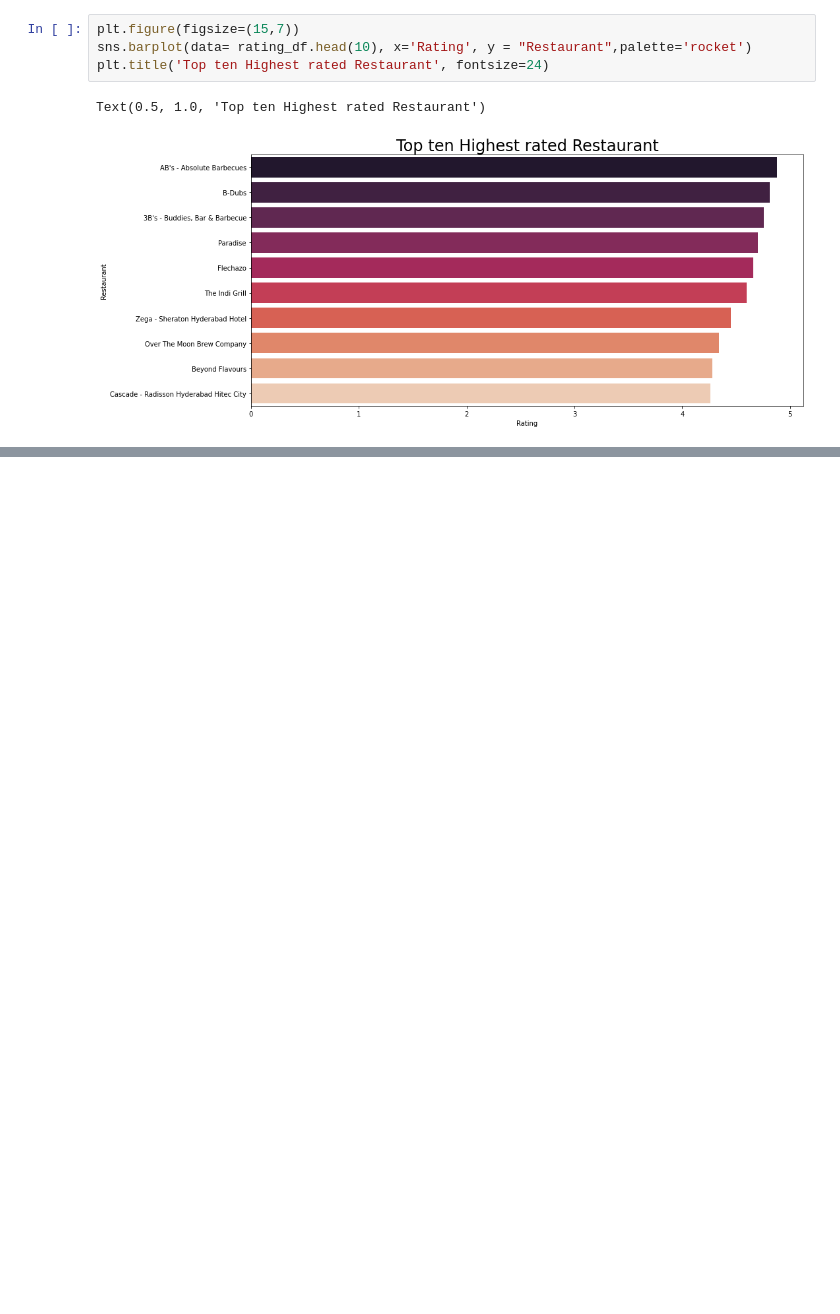
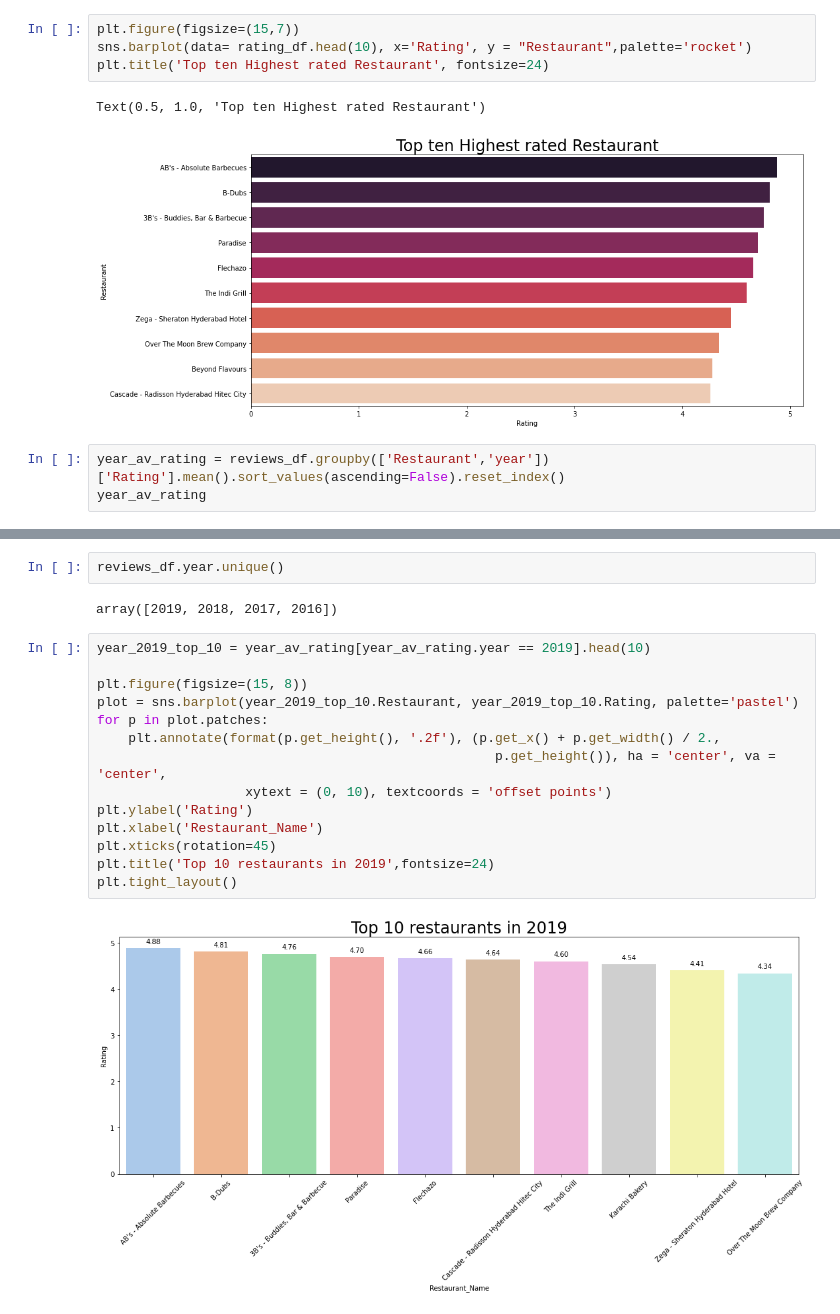
Before and after one commit to Kishan459/Cardiovascular-Rist-Prediction, a Jupyter notebook: ZOMATO_RESTAURANT_CLUSTERING_AND_SENTIMENT_ANALYSIS.ipynb, the cells around one changed output, grey strips where cells are left out. Saved outputs shown, nothing was run; the diff lists cells and outputs as text; blank space fills up the shorter version.

```diff
--- a/ZOMATO_RESTAURANT_CLUSTERING_AND_SENTIMENT_ANALYSIS.ipynb
+++ b/ZOMATO_RESTAURANT_CLUSTERING_AND_SENTIMENT_ANALYSIS.ipynb
@@ -305,3 +305,6 @@ plt.title('Top ten Highest rated Restaurant', fontsize=24)
 # %% [output]
 Text(0.5, 1.0, 'Top ten Highest rated Restaurant')
 [figure]
+# %%
+year_av_rating = reviews_df.groupby(['Restaurant','year'])['Rating'].mean().sort_values(ascending=False).reset_index()
+year_av_rating
@@ -307,0 +325,20 @@ Text(0.5, 1.0, 'Top ten Highest rated Restaurant')
+# %%
+reviews_df.year.unique()
+# %% [output]
+array([2019, 2018, 2017, 2016])
+# %%
+year_2019_top_10 = year_av_rating[year_av_rating.year == 2019].head(10)
+
+plt.figure(figsize=(15, 8))
+plot = sns.barplot(year_2019_top_10.Restaurant, year_2019_top_10.Rating, palette='pastel')
+for p in plot.patches:
+    plt.annotate(format(p.get_height(), '.2f'), (p.get_x() + p.get_width() / 2.,
+                                                   p.get_height()), ha = 'center', va = 'center',
+                   xytext = (0, 10), textcoords = 'offset points')
+plt.ylabel('Rating')
+plt.xlabel('Restaurant_Name')
+plt.xticks(rotation=45)
+plt.title('Top 10 restaurants in 2019',fontsize=24)
+plt.tight_layout()
+# %% [output]
+[figure, added]
```
Also changed, not shown: parts of 4 cells of this notebook.
